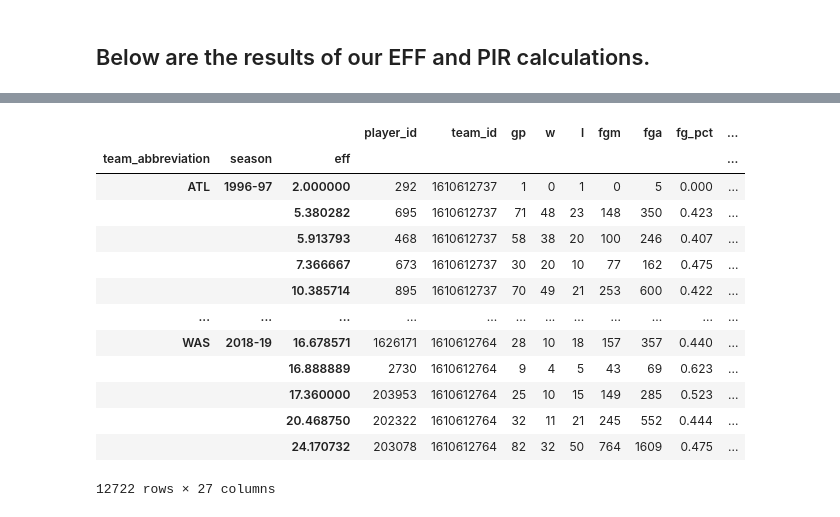
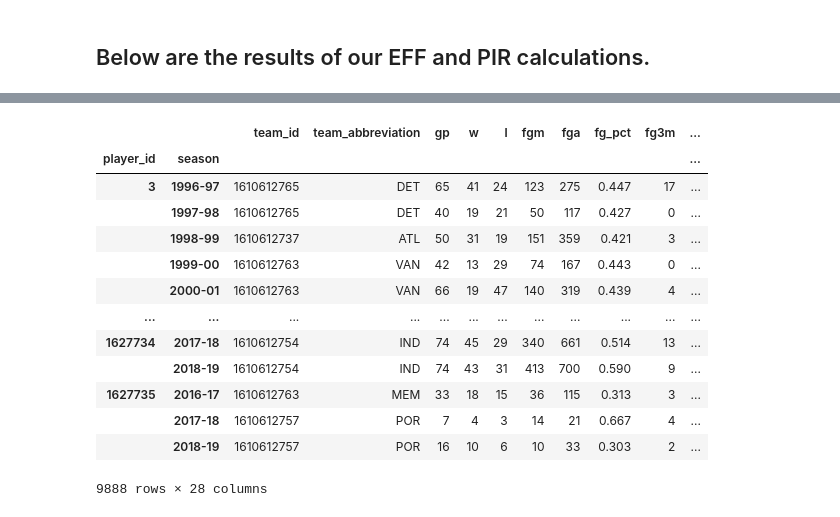
Before and after one commit to jangelchik/basketball_efficiency, a Jupyter notebook: data_and_plots.ipynb, the cells around one changed output, grey strips where cells are left out. Drawn from its saved outputs; the diff is of its cells as text; code cells hidden in the pictures.

```diff
--- a/data_and_plots.ipynb
+++ b/data_and_plots.ipynb
@@ -44,2 +41,0 @@ In taking a quick look, we can get rid of a handful of columns due to irrelevanc
-# %%
-df_nba.drop(columns = ['_id','GROUP_SET', 'MAX_GAME_DATE', 'W_PCT','MIN','NBA_FANTASY_PTS', 'DD2', 'TD3', 'CFID', 'CFPARAMS'], inplace = True)
@@ -46,4 +48,5 @@ df_nba.drop(columns = ['_id','GROUP_SET', 'MAX_GAME_DATE', 'W_PCT','MIN','NBA_FA
 # %%
+df_nba.drop(columns=['_id'], inplace = True)
 df_nba.rename(columns={'GROUP_VALUE':'season'}, inplace = True)
 # %%
 d_lower = dict()
@@ -165,17 +174,18 @@ ax.legend()
 # %%
-df_nba.groupby(['team_abbreviation','season','eff']).first()
+df_by_player = df_nba.groupby(['player_id','season'])
+df_by_player.first()
 # %% [output]
-|  |  |  | player_id | team_id | gp | w | l | fgm | fga | fg_pct | ... |
-| team_abbreviation | season | eff |  |  |  |  |  |  |  |  | ... |
-| ATL | 1996-97 | 2.000000 | 292 | 1610612737 | 1 | 0 | 1 | 0 | 5 | 0.000 | ... |
-|  |  | 5.380282 | 695 | 1610612737 | 71 | 48 | 23 | 148 | 350 | 0.423 | ... |
-|  |  | 5.913793 | 468 | 1610612737 | 58 | 38 | 20 | 100 | 246 | 0.407 | ... |
-|  |  | 7.366667 | 673 | 1610612737 | 30 | 20 | 10 | 77 | 162 | 0.475 | ... |
-|  |  | 10.385714 | 895 | 1610612737 | 70 | 49 | 21 | 253 | 600 | 0.422 | ... |
+|  |  | team_id | team_abbreviation | gp | w | l | fgm | fga | fg_pct | fg3m | ... |
+| player_id | season |  |  |  |  |  |  |  |  |  | ... |
+| 3 | 1996-97 | 1610612765 | DET | 65 | 41 | 24 | 123 | 275 | 0.447 | 17 | ... |
+|  | 1997-98 | 1610612765 | DET | 40 | 19 | 21 | 50 | 117 | 0.427 | 0 | ... |
+|  | 1998-99 | 1610612737 | ATL | 50 | 31 | 19 | 151 | 359 | 0.421 | 3 | ... |
+|  | 1999-00 | 1610612763 | VAN | 42 | 13 | 29 | 74 | 167 | 0.443 | 0 | ... |
+|  | 2000-01 | 1610612763 | VAN | 66 | 19 | 47 | 140 | 319 | 0.439 | 4 | ... |
 | ... | ... | ... | ... | ... | ... | ... | ... | ... | ... | ... | ... |
-| WAS | 2018-19 | 16.678571 | 1626171 | 1610612764 | 28 | 10 | 18 | 157 | 357 | 0.440 | ... |
-|  |  | 16.888889 | 2730 | 1610612764 | 9 | 4 | 5 | 43 | 69 | 0.623 | ... |
-|  |  | 17.360000 | 203953 | 1610612764 | 25 | 10 | 15 | 149 | 285 | 0.523 | ... |
-|  |  | 20.468750 | 202322 | 1610612764 | 32 | 11 | 21 | 245 | 552 | 0.444 | ... |
-|  |  | 24.170732 | 203078 | 1610612764 | 82 | 32 | 50 | 764 | 1609 | 0.475 | ... |
+| 1627734 | 2017-18 | 1610612754 | IND | 74 | 45 | 29 | 340 | 661 | 0.514 | 13 | ... |
+|  | 2018-19 | 1610612754 | IND | 74 | 43 | 31 | 413 | 700 | 0.590 | 9 | ... |
+| 1627735 | 2016-17 | 1610612763 | MEM | 33 | 18 | 15 | 36 | 115 | 0.313 | 3 | ... |
+|  | 2017-18 | 1610612757 | POR | 7 | 4 | 3 | 14 | 21 | 0.667 | 4 | ... |
+|  | 2018-19 | 1610612757 | POR | 16 | 10 | 6 | 10 | 33 | 0.303 | 2 | ... |
-12722 rows × 27 columns
+9888 rows × 28 columns
```
Also changed, not shown: parts of 13 cells of this notebook, 2 other files.
